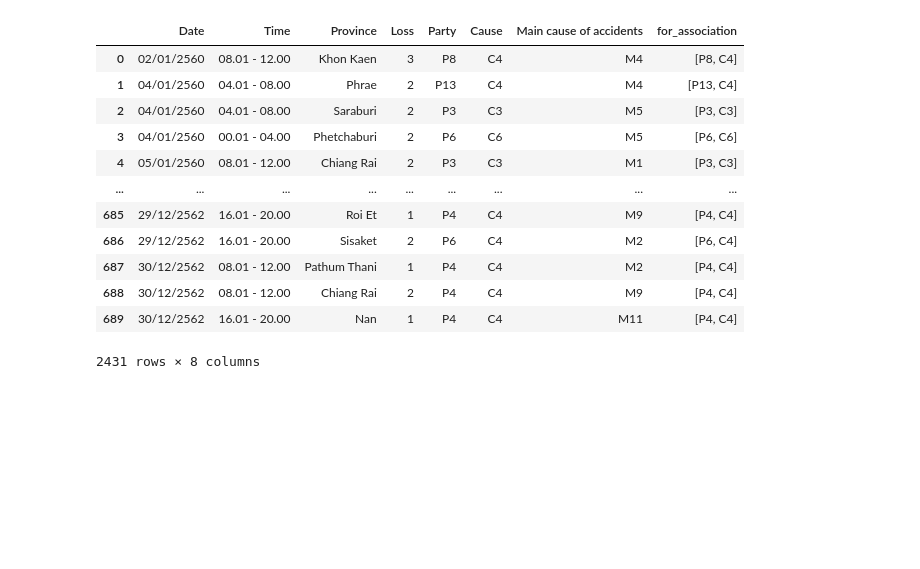
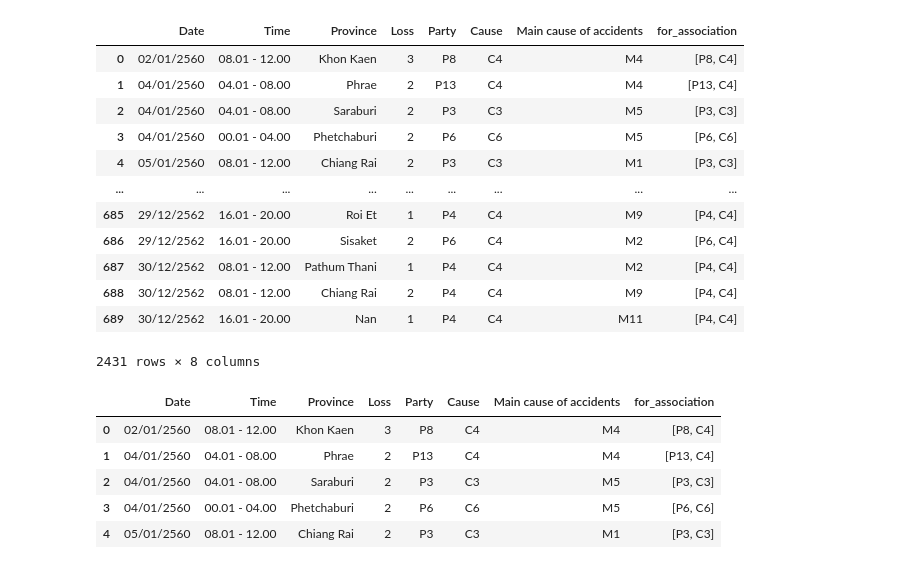
Before and after one commit to Aingon14/BSC_DPDM23, a Jupyter notebook: Group_project2.ipynb, the cells around one changed output. Drawn from its saved outputs; the diff is of its cells as text; code cells hidden in the pictures; blank space fills up the shorter version.

```diff
--- a/Group_project2.ipynb
+++ b/Group_project2.ipynb
@@ -1141 +1141,10 @@ test_split = test_df.copy()
+# %%
+test_split.head()
+# %% [output]
+|  | Date | Time | Province | Loss | Party | Cause | Main cause of accidents | for_association |
+| 0 | 02/01/2560 | 08.01 - 12.00 | Khon Kaen | 3 | P8 | C4 | M4 | [P8, C4] |
+| 1 | 04/01/2560 | 04.01 - 08.00 | Phrae | 2 | P13 | C4 | M4 | [P13, C4] |
+| 2 | 04/01/2560 | 04.01 - 08.00 | Saraburi | 2 | P3 | C3 | M5 | [P3, C3] |
+| 3 | 04/01/2560 | 00.01 - 04.00 | Phetchaburi | 2 | P6 | C6 | M5 | [P6, C6] |
+| 4 | 05/01/2560 | 08.01 - 12.00 | Chiang Rai | 2 | P3 | C3 | M1 | [P3, C3] |
 # %%
```
Also changed, not shown: parts of 4 cells of this notebook.
